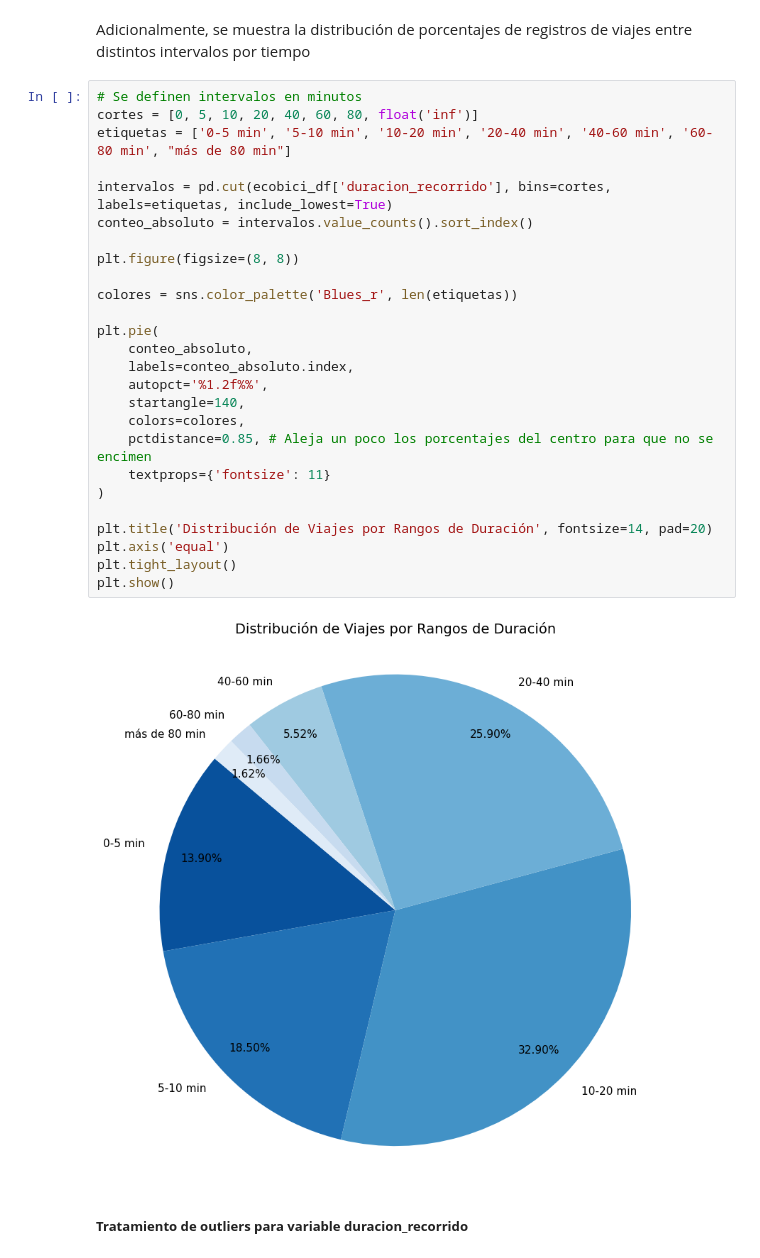
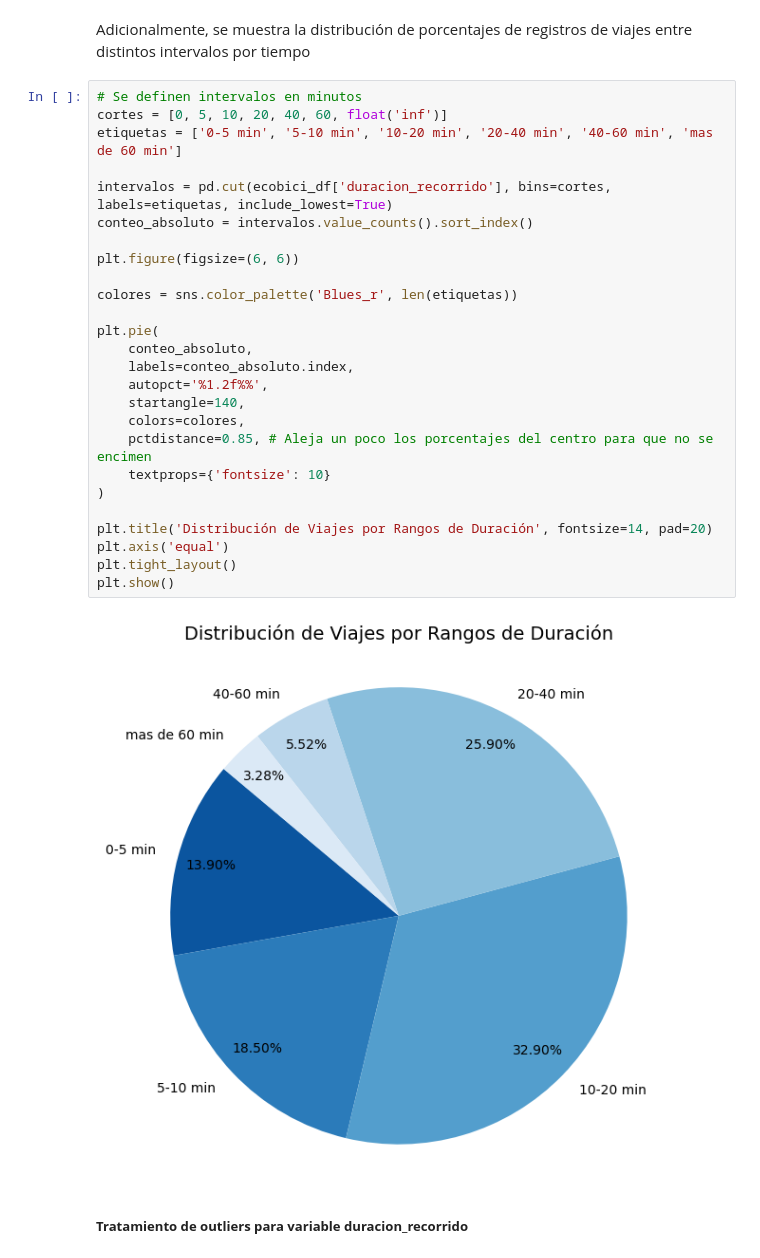
Before and after one commit to elianpinzas/add_tp_final, a Jupyter notebook: trabajo_final.ipynb, the cells around one changed output. Drawn from its saved outputs; the diff is of its cells as text.

```diff
--- a/trabajo_final.ipynb
+++ b/trabajo_final.ipynb
@@ -241,32 +240,32 @@ plt.show()
 Adicionalmente, se muestra la distribución de porcentajes de registros de viajes entre distintos intervalos por tiempo
 # %%
 # Se definen intervalos en minutos
-cortes = [0, 5, 10, 20, 40, 60, 80, float('inf')]
-etiquetas = ['0-5 min', '5-10 min', '10-20 min', '20-40 min', '40-60 min', '60-80 min', "más de 80 min"]
+cortes = [0, 5, 10, 20, 40, 60, float('inf')]
+etiquetas = ['0-5 min', '5-10 min', '10-20 min', '20-40 min', '40-60 min', 'mas de 60 min']
 
 intervalos = pd.cut(ecobici_df['duracion_recorrido'], bins=cortes, labels=etiquetas, include_lowest=True)
 conteo_absoluto = intervalos.value_counts().sort_index()
 
-plt.figure(figsize=(8, 8))
+plt.figure(figsize=(6, 6))
 
 colores = sns.color_palette('Blues_r', len(etiquetas))
 
 plt.pie(
     conteo_absoluto,
     labels=conteo_absoluto.index,
     autopct='%1.2f%%',
     startangle=140,
     colors=colores,
     pctdistance=0.85, # Aleja un poco los porcentajes del centro para que no se encimen
-    textprops={'fontsize': 11}
+    textprops={'fontsize': 10}
 )
 
 plt.title('Distribución de Viajes por Rangos de Duración', fontsize=14, pad=20)
 plt.axis('equal')
 plt.tight_layout()
 plt.show()
 # %% [output]
-[figure, old version]
+[figure, new version]
 # %% [markdown]
 ##### **Tratamiento de outliers para variable duracion_recorrido**
 # %% [markdown]
```
Also changed, not shown: parts of 25 cells of this notebook.
